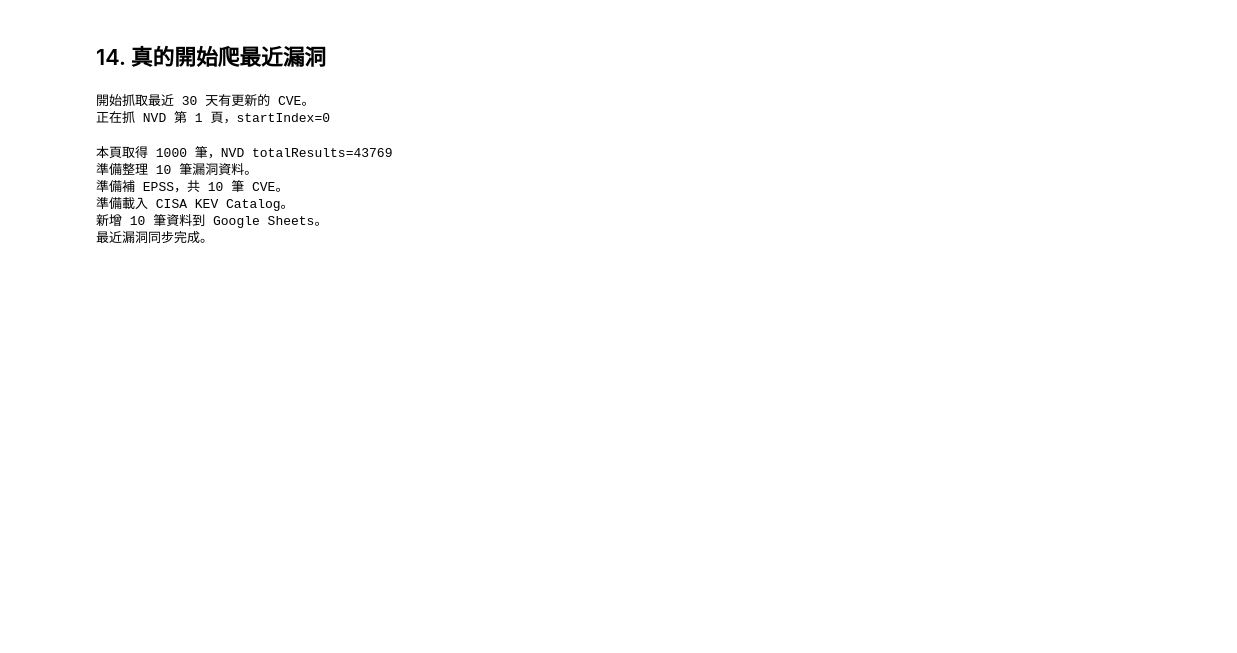
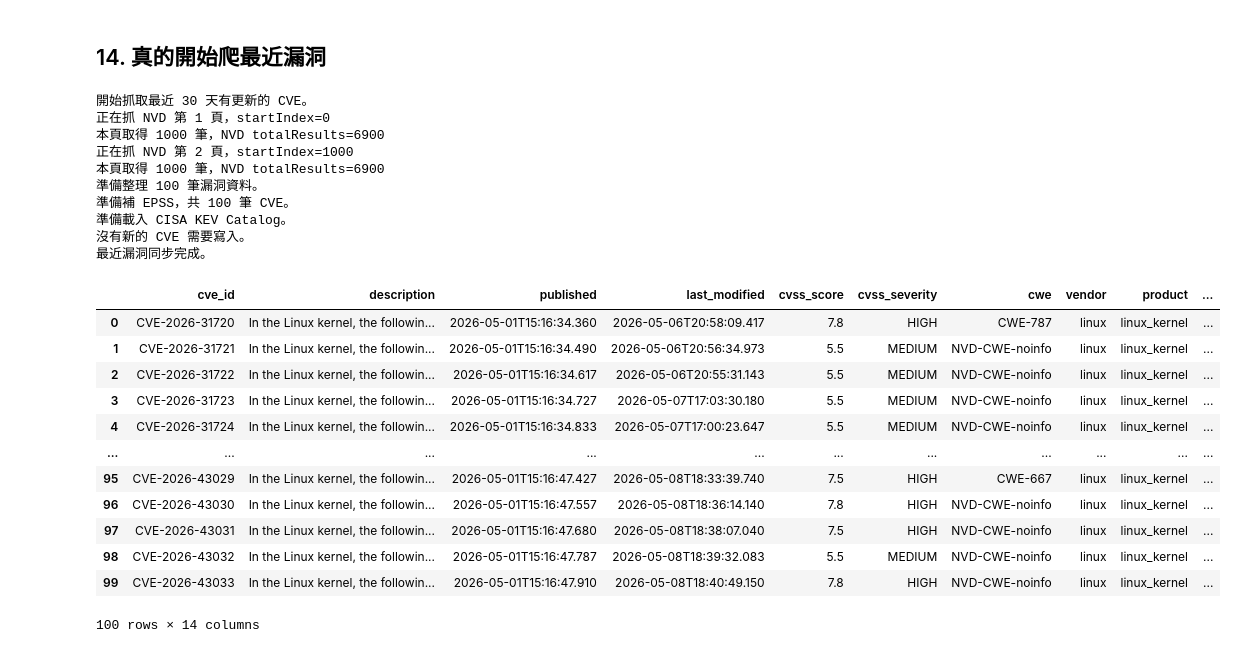
Before and after one commit to leo5358/PL_1142, a Jupyter notebook: HW4_rag.ipynb, the cells around one changed output. Cells and saved outputs as stored; diff of their text form; code cells hidden in the pictures; blank space fills up the shorter version.

```diff
--- a/HW4_rag.ipynb
+++ b/HW4_rag.ipynb
@@ -228,12 +228,14 @@ def fetch_nvd_cve(cve_id: str) -> Optional[dict]:
 
 
 def fetch_recent_nvd_cves(days: int = 30, max_pages: int = 3) -> List[dict]:
-    end_date = datetime.datetime.utcnow()
+    # 修正原本的 DeprecationWarning，改用 timezone-aware 的 UTC 時間
+    end_date = datetime.datetime.now(datetime.UTC)
     start_date = end_date - datetime.timedelta(days=days)
 
     params = {
-        "lastModStartDate": start_date.strftime("%Y-%m-%dT%H:%M:%S.000"),
-        "lastModEndDate": end_date.strftime("%Y-%m-%dT%H:%M:%S.000"),
+        # 將原本的 lastMod 改為 pub，專門抓取「新發布」的漏洞
+        "pubStartDate": start_date.strftime("%Y-%m-%dT%H:%M:%S.000"),
+        "pubEndDate": end_date.strftime("%Y-%m-%dT%H:%M:%S.000"),
         "resultsPerPage": 1000,
         "startIndex": 0,
     }
@@ -271,7 +273,6 @@ def fetch_recent_nvd_cves(days: int = 30, max_pages: int = 3) -> List[dict]:
             time.sleep(6)
 
     return results
-
 
 def fetch_epss_batch(cve_ids: List[str]) -> Dict[str, dict]:
     if not cve_ids:
@@ -881,15 +919,30 @@ https://sonarsource.com/blog/government-emails-at-risk-critical-cross-site-scrip
 # %%
 recent_df = crawl_recent_vulnerabilities(
     days=30,
-    max_pages=1,
-    max_sync=10
+    max_pages=2,
+    max_sync=100
 )
 # %% [output]
 開始抓取最近 30 天有更新的 CVE。
 正在抓 NVD 第 1 頁，startIndex=0
+本頁取得 1000 筆，NVD totalResults=6900
+正在抓 NVD 第 2 頁，startIndex=1000
+本頁取得 1000 筆，NVD totalResults=6900
+準備整理 100 筆漏洞資料。
+準備補 EPSS，共 100 筆 CVE。
+準備載入 CISA KEV Catalog。
+沒有新的 CVE 需要寫入。
+最近漏洞同步完成。
+|  | cve_id | description | published | last_modified | cvss_score | cvss_severity | cwe | vendor | product | ... |
+| 0 | CVE-2026-31720 | In the Linux kernel, the followin... | 2026-05-01T15:16:34.360 | 2026-05-06T20:58:09.417 | 7.8 | HIGH | CWE-787 | linux | linux_kernel | ... |
+| 1 | CVE-2026-31721 | In the Linux kernel, the followin... | 2026-05-01T15:16:34.490 | 2026-05-06T20:56:34.973 | 5.5 | MEDIUM | NVD-CWE-noinfo | linux | linux_kernel | ... |
+| 2 | CVE-2026-31722 | In the Linux kernel, the followin... | 2026-05-01T15:16:34.617 | 2026-05-06T20:55:31.143 | 5.5 | MEDIUM | NVD-CWE-noinfo | linux | linux_kernel | ... |
+| 3 | CVE-2026-31723 | In the Linux kernel, the followin... | 2026-05-01T15:16:34.727 | 2026-05-07T17:03:30.180 | 5.5 | MEDIUM | NVD-CWE-noinfo | linux | linux_kernel | ... |
+| 4 | CVE-2026-31724 | In the Linux kernel, the followin... | 2026-05-01T15:16:34.833 | 2026-05-07T17:00:23.647 | 5.5 | MEDIUM | NVD-CWE-noinfo | linux | linux_kernel | ... |
+| ... | ... | ... | ... | ... | ... | ... | ... | ... | ... | ... |
+| 95 | CVE-2026-43029 | In the Linux kernel, the followin... | 2026-05-01T15:16:47.427 | 2026-05-08T18:33:39.740 | 7.5 | HIGH | CWE-667 | linux | linux_kernel | ... |
+| 96 | CVE-2026-43030 | In the Linux kernel, the followin... | 2026-05-01T15:16:47.557 | 2026-05-08T18:36:14.140 | 7.8 | HIGH | NVD-CWE-noinfo | linux | linux_kernel | ... |
+| 97 | CVE-2026-43031 | In the Linux kernel, the followin... | 2026-05-01T15:16:47.680 | 2026-05-08T18:38:07.040 | 7.5 | HIGH | NVD-CWE-noinfo | linux | linux_kernel | ... |
+| 98 | CVE-2026-43032 | In the Linux kernel, the followin... | 2026-05-01T15:16:47.787 | 2026-05-08T18:39:32.083 | 5.5 | MEDIUM | NVD-CWE-noinfo | linux | linux_kernel | ... |
+| 99 | CVE-2026-43033 | In the Linux kernel, the followin... | 2026-05-01T15:16:47.910 | 2026-05-08T18:40:49.150 | 7.8 | HIGH | NVD-CWE-noinfo | linux | linux_kernel | ... |
-本頁取得 1000 筆，NVD totalResults=43769
-準備整理 10 筆漏洞資料。
-準備補 EPSS，共 10 筆 CVE。
-準備載入 CISA KEV Catalog。
-新增 10 筆資料到 Google Sheets。
-最近漏洞同步完成。
+100 rows × 14 columns
```
Also changed, not shown: parts of 14 cells of this notebook.
